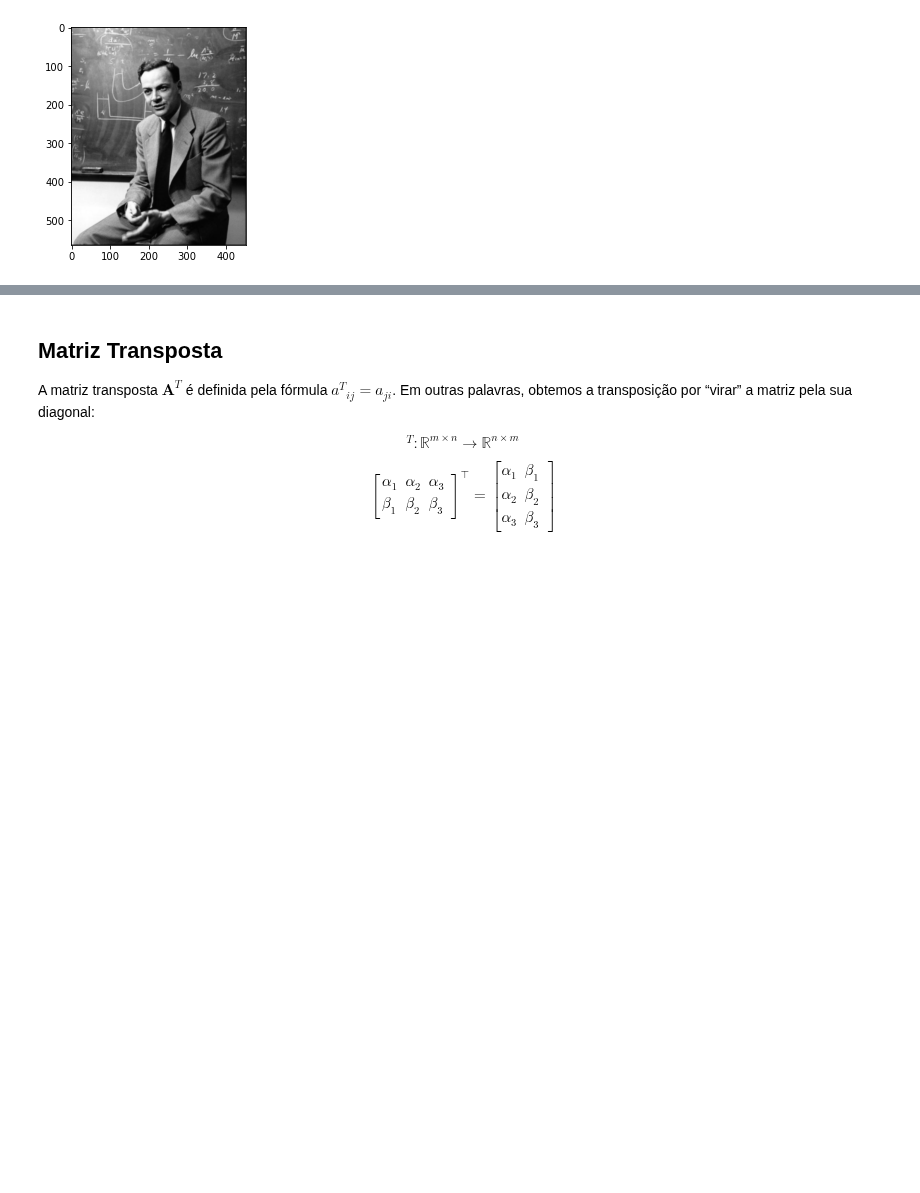
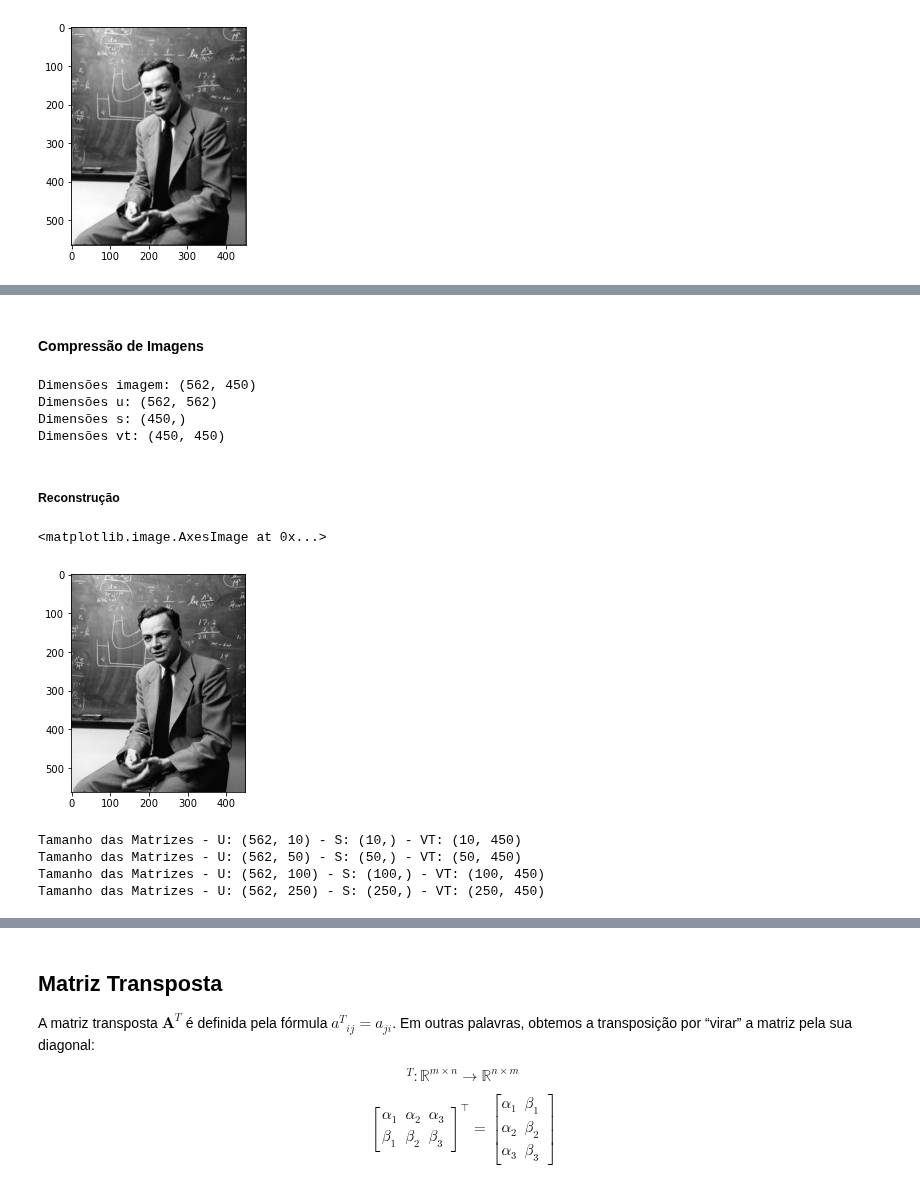
Before and after one commit to storopoli/ciencia-de-dados, a Jupyter notebook: notebooks/Aula_6_Numpy_Algebra_Linear.ipynb, the cells around one changed output, grey strips where cells are left out. Saved outputs shown, nothing was run; the diff lists cells and outputs as text; code cells hidden in the pictures; blank space fills up the shorter version.

```diff
--- a/notebooks/Aula_6_Numpy_Algebra_Linear.ipynb
+++ b/notebooks/Aula_6_Numpy_Algebra_Linear.ipynb
@@ -227,0 +317,37 @@ Todo dado estruturado é representado como matrizes no computador. Veja o caso d
+# %% [markdown]
+#### Compressão de Imagens
+# %%
+u, s, vt = np.linalg.svd(feynman)
+
+print(f"Dimensões imagem: {feynman.shape}")
+print(f"Dimensões u: {u.shape}")
+print(f"Dimensões s: {s.shape}")
+print(f"Dimensões vt: {vt.shape}")
+# %% [output]
+Dimensões imagem: (562, 450)
+Dimensões u: (562, 562)
+Dimensões s: (450,)
+Dimensões vt: (450, 450)
+# %% [markdown]
+##### Reconstrução
+# %%
+feynman_reconstruido = np.dot(u[:, :450] * s, vt)
+plt.imshow(feynman_reconstruido, cmap='gray')
+# %% [output]
+<matplotlib.image.AxesImage at 0x...>
+[figure, added]
+# %%
+def compressao_imagem(x, dim):
+    u, s, vt = np.linalg.svd(x)
+    print(f"Tamanho das Matrizes - U: {u[:, :dim].shape} - S: {s[:dim].shape} - VT: {vt[:dim, :].shape}")
+    return np.dot(u[:, :dim] * s[:dim], vt[:dim, :])
+
+feynman_10 = compressao_imagem(feynman, 10)
+feynman_50 = compressao_imagem(feynman, 50)
+feynman_100 = compressao_imagem(feynman, 100)
+feynman_250 = compressao_imagem(feynman, 250)
+# %% [output]
+Tamanho das Matrizes - U: (562, 10) - S: (10,) - VT: (10, 450)
+Tamanho das Matrizes - U: (562, 50) - S: (50,) - VT: (50, 450)
+Tamanho das Matrizes - U: (562, 100) - S: (100,) - VT: (100, 450)
+Tamanho das Matrizes - U: (562, 250) - S: (250,) - VT: (250, 450)
```
Also changed, not shown: parts of 23 cells of this notebook, 1 other file.
